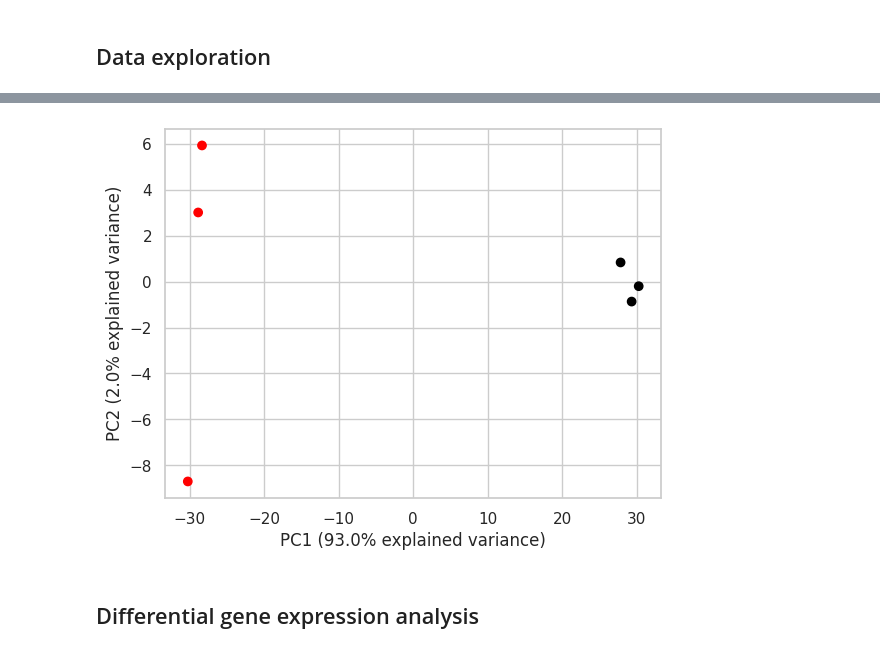
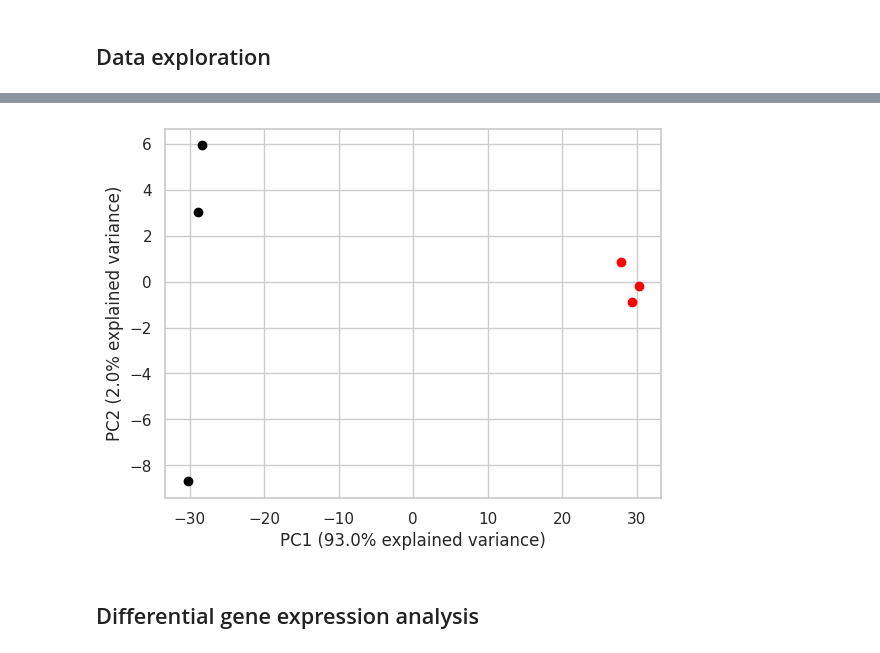
Before and after one commit to NBorthLab/ESACT2026_Transcriptome_Workshop, a Jupyter notebook: ESACT_2026_Transcriptome_Workshop.ipynb, the cells around one changed output, grey strips where cells are left out. Cells and saved outputs as stored; diff of their text form; code cells hidden in the pictures.

```diff
--- a/ESACT_2026_Transcriptome_Workshop.ipynb
+++ b/ESACT_2026_Transcriptome_Workshop.ipynb
@@ -182,12 +182,14 @@ pca = PCA(n_components = 2)
 pca_result = pca.fit_transform(X)
 explained_variance = pca.explained_variance_ratio_.round(2) * 100
 # %%
-plt.scatter(pca_result[:, 0], pca_result[:, 1], c = ["red"] * 3 + ["black"] * 3)
+#plt.scatter(pca_result[:, 0], pca_result[:, 1], c = ["red"] * 3 + ["black"] * 3)
+plt.scatter(pca_result[0:3, 0], pca_result[0:3, 1], c = "black")
+plt.scatter(pca_result[3:6, 0], pca_result[3:6, 1], c = "red")
 plt.xlabel("PC1 ({}% explained variance)".format(explained_variance[0]))
 plt.ylabel("PC2 ({}% explained variance)".format(explained_variance[1]))
 plt.show()
 # %% [output]
-[figure, old version]
+[figure, new version]
 # %% [markdown]
 ## Differential gene expression analysis
 # %%
```
Also changed, not shown: parts of 7 cells of this notebook.
